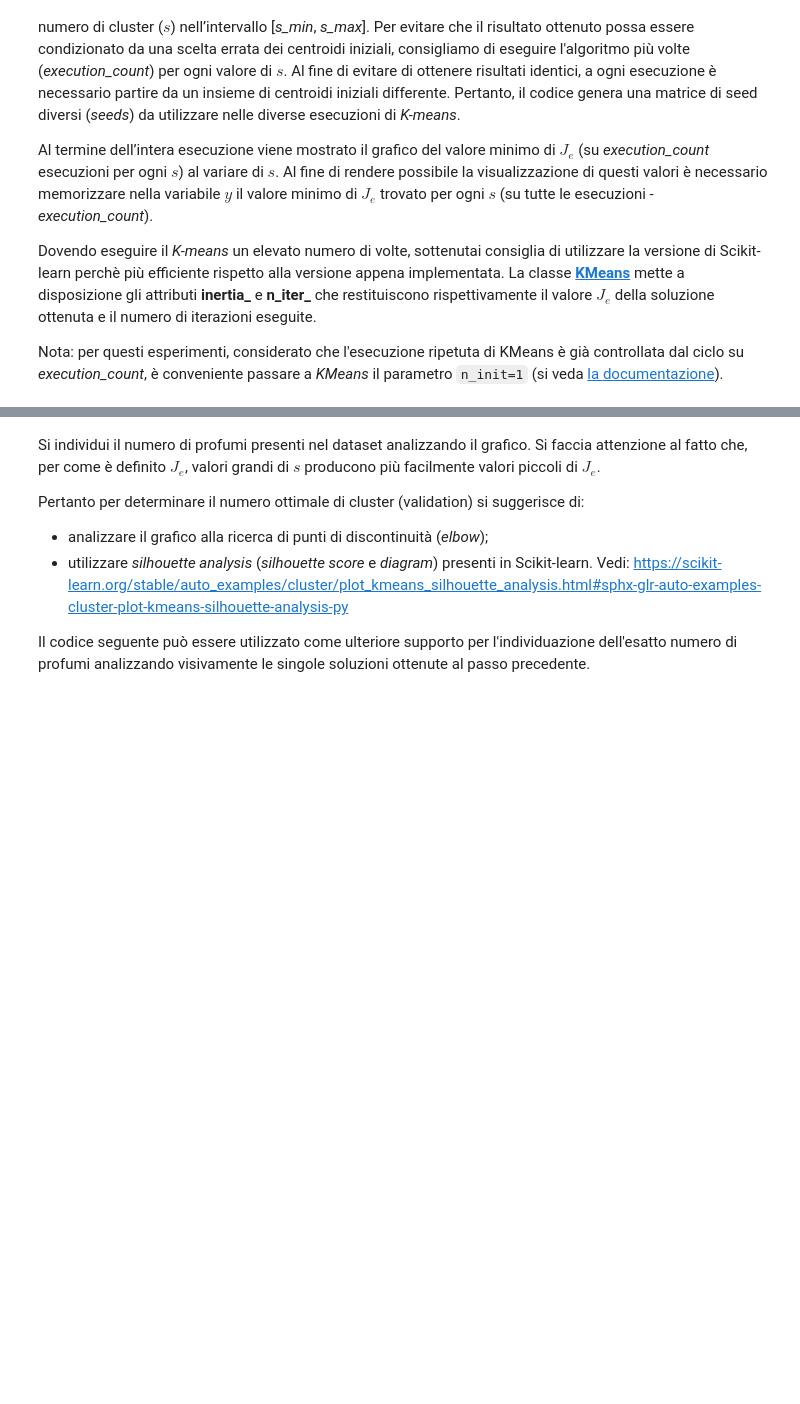
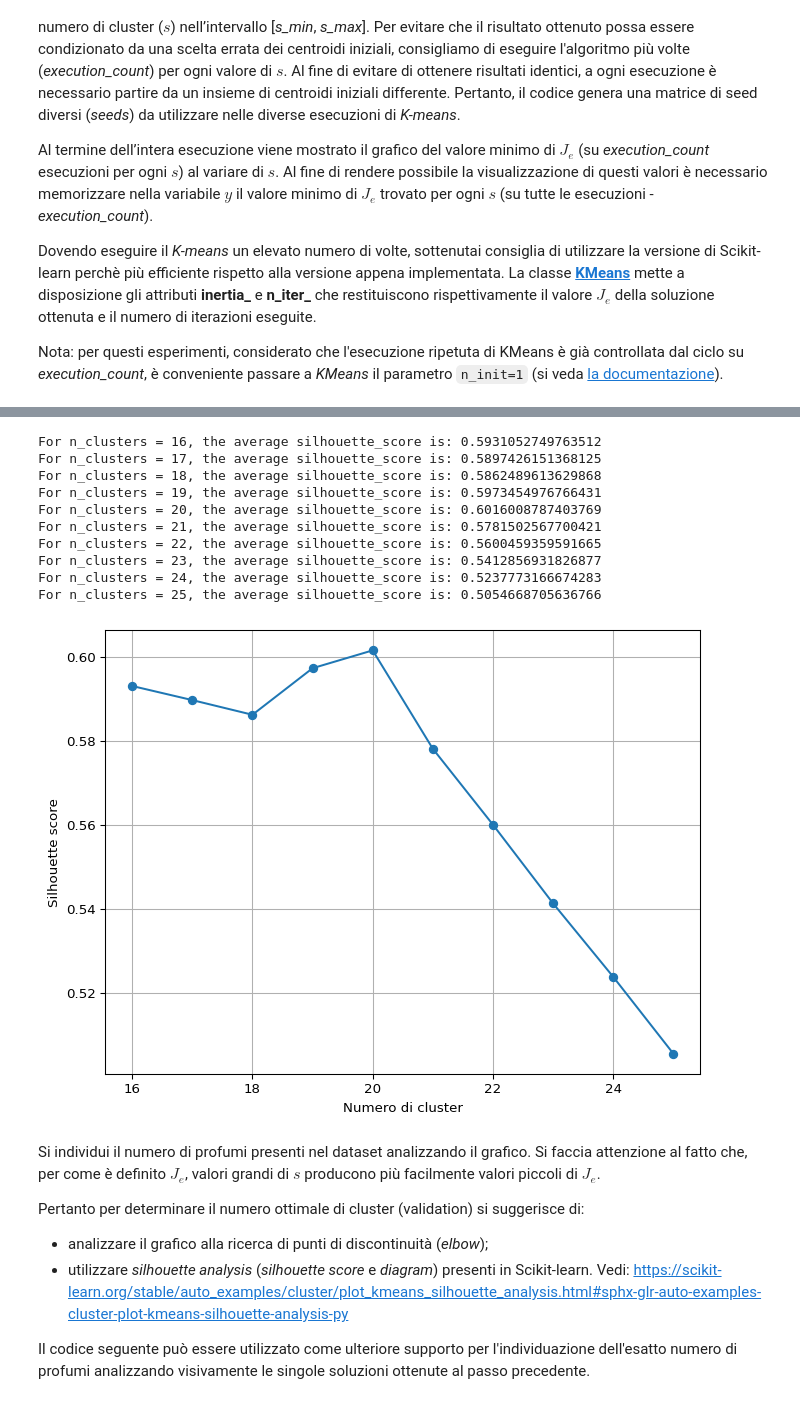
Before and after one commit to LorenzoRigoni/ML_Competition, a Jupyter notebook: Profumi/6 - KMeans.ipynb, the cells around one changed output, grey strips where cells are left out. Saved outputs shown, nothing was run; the diff lists cells and outputs as text; code cells hidden in the pictures; blank space fills up the shorter version.

```diff
--- a/Profumi/6 - KMeans.ipynb
+++ b/Profumi/6 - KMeans.ipynb
@@ -386,6 +393,53 @@ def kmeans_execution_real(data, s, seed):
     kmeans = KMeans(n_clusters=s, random_state=seed, n_init=1)
     kmeans.fit(data)
     return kmeans.labels_, kmeans.cluster_centers_, kmeans.inertia_, kmeans.n_iter_
+# %%
+#siluette score
+from sklearn.metrics import silhouette_score
+
+# Esercizio 4: si calcoli il valore del silhouette score per il numero di cluster
+# ottimale individuato nell'esercizio precedente
+
+s_min =16
+s_max = 25
+execution_count = 20
+initial_seed = 1
+
+random.seed(initial_seed)
+s = np.array(range(s_min, s_max + 1))
+y = np.zeros(s.shape[0])
+seeds = np.zeros((s.shape[0], execution_count), dtype=int)
+kmeans=KMeans(n_clusters=5, random_state=1234, n_init=20).fit(data)
+labels, centroids, sum_square_distances, iteration_count = kmeans.labels_, kmeans.cluster_centers_, kmeans.inertia_, kmeans.n_iter_
+
+silhouette_scores = []
+
+for i in range(s_min, s_max + 1):
+    clusterer = KMeans(n_clusters=i, random_state=initial_seed, n_init=execution_count)
+    cluster_labels = clusterer.fit_predict(data)
+    silhouette_avg = silhouette_score(data, cluster_labels)
+    silhouette_scores.append(silhouette_avg)
+    print(f"For n_clusters = {i}, the average silhouette_score is: {silhouette_avg}")
+
+plt.figure(num=0, dpi=96, figsize=(8, 6))
+
+plt.plot(range(s_min, s_max + 1), silhouette_scores, marker='o')
+plt.xlabel('Numero di cluster')
+plt.ylabel('Silhouette score')
+plt.grid(True)
+plt.show()
+# %% [output]
+For n_clusters = 16, the average silhouette_score is: 0.5931052749763512
+For n_clusters = 17, the average silhouette_score is: 0.5897426151368125
+For n_clusters = 18, the average silhouette_score is: 0.5862489613629868
+For n_clusters = 19, the average silhouette_score is: 0.5973454976766431
+For n_clusters = 20, the average silhouette_score is: 0.6016008787403769
+For n_clusters = 21, the average silhouette_score is: 0.5781502567700421
+For n_clusters = 22, the average silhouette_score is: 0.5600459359591665
+For n_clusters = 23, the average silhouette_score is: 0.5412856931826877
+For n_clusters = 24, the average silhouette_score is: 0.5237773166674283
+For n_clusters = 25, the average silhouette_score is: 0.5054668705636766
+[figure, added]
 # %% [markdown]
 Si individui il numero di profumi presenti nel dataset analizzando il grafico. Si faccia attenzione al fatto che, per come è definito $J_e$, valori grandi di $s$ producono più facilmente valori piccoli di $J_e$.
 
```
Also changed, not shown: parts of 3 cells of this notebook.
